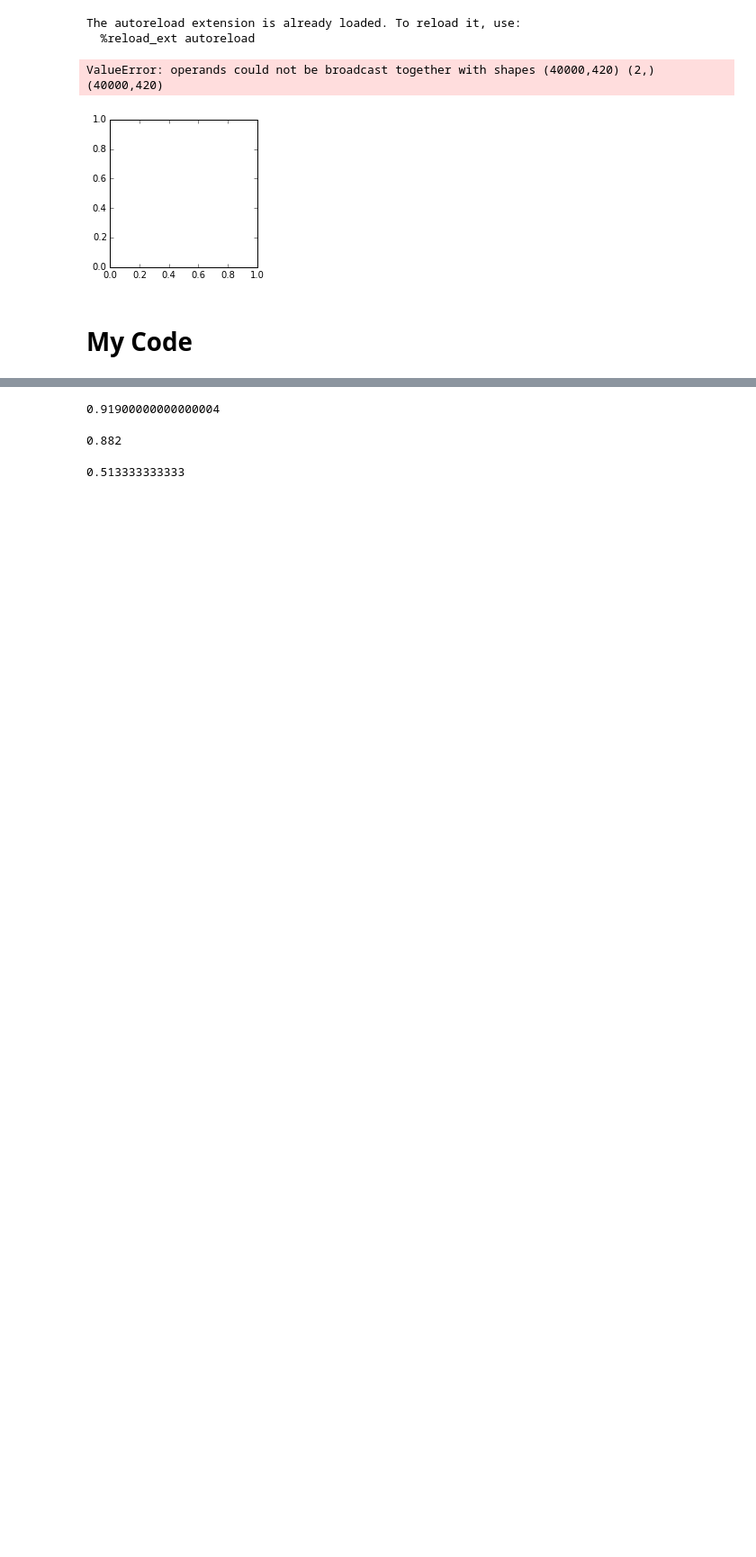
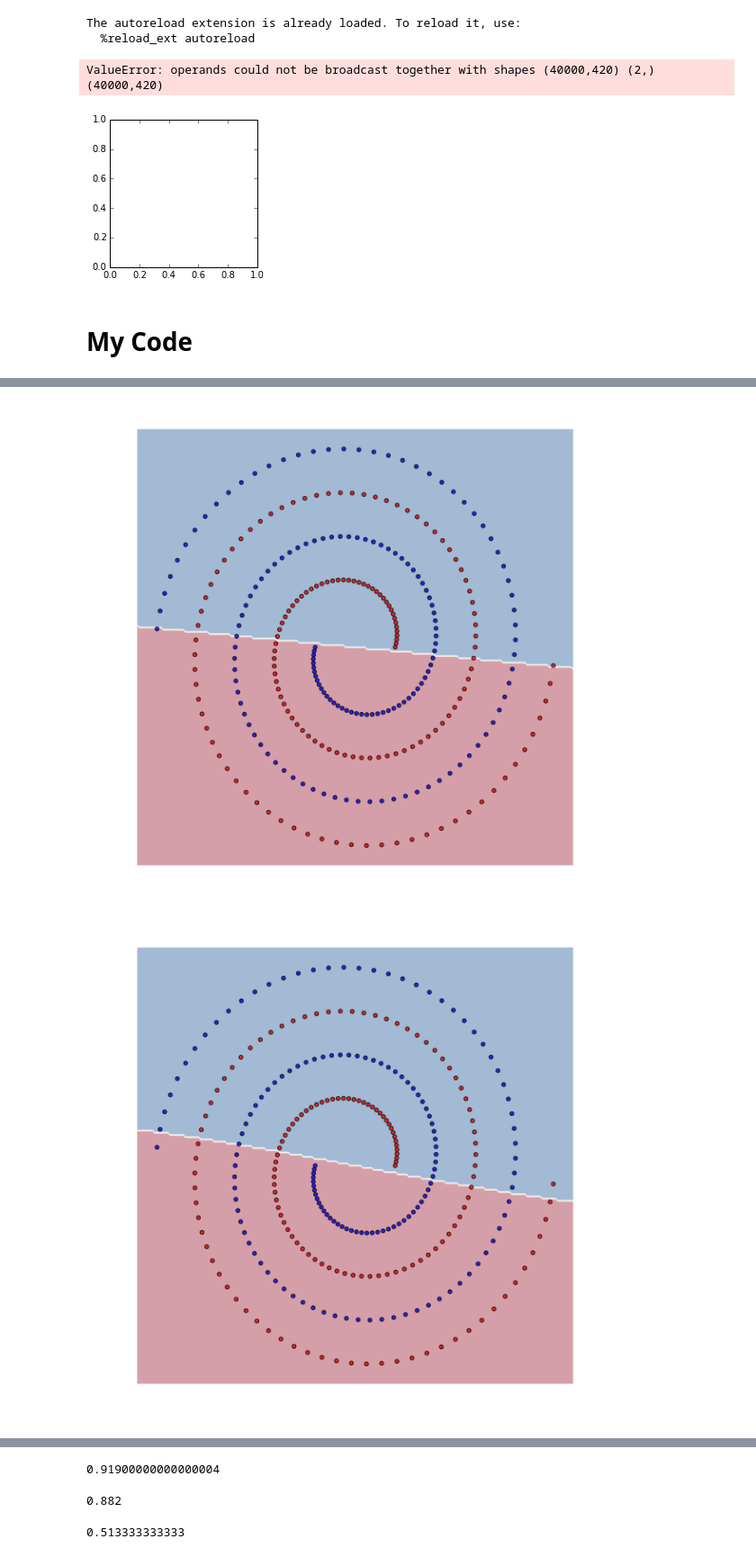
Before and after one commit to kudkudak/r2-learner, a Jupyter notebook: notebooks/plots.ipynb, the cells around one changed output, grey strips where cells are left out. Shown at 90% size. Cells and saved outputs as stored; diff of their text form; code cells hidden in the pictures; blank space fills up the shorter version.

```diff
--- a/notebooks/plots.ipynb
+++ b/notebooks/plots.ipynb
@@ -89,11 +90,6 @@ ValueError: operands could not be broadcast together with shapes (40000,420) (2,
 [figure]
 # %% [markdown]
 # My Code
-# %%
-spirals = fetch_synthetic_datasets().spiral
-moon = fetch_synthetic_datasets().moon
-factor = 100
-depth = 3
 # %%
 def multiply_dim(data, factor=10):
     return np.hstack([data for _ in xrange(factor)])
@@ -178,0 +96,57 @@ for i in xrange(depth):
+# %%
+spirals = fetch_synthetic_datasets().spiral
+factor = 200
+depth = 3
+# %%
+normal_model = R2SVMLearner(seed=674, use_linear_svc=True, depth=3, beta=0.9, fit_c=None, use_prev=False, scale=True,
+                 activation='sigmoid')
+multi_model = R2SVMLearner(seed=674, use_linear_svc=True, depth=3, beta=5., fit_c=None, use_prev=False, scale=True,
+                 activation='sigmoid')
+
+cm_data = ListedColormap(['#FF0000', '#0000FF'])
+cm_cont = plt.cm.RdBu
+
+X = MinMaxScaler((-1,1)).fit_transform(spirals.data)
+multi_X = multiply_dim(X, factor)
+Y = spirals.target
+
+normal_model.fit(X, Y)
+multi_model.fit(multi_X, Y)
+
+N = 200
+x, y = np.linspace(X[:,0].min() - 0.1, X[:,0].max() + 0.1, N),  np.linspace(X[:,1].min() - 0.1, X[:,1].max() + 0.1, N)
+xx, yy = np.meshgrid(x, y)
+
+grid = np.c_[xx.ravel(), yy.ravel()]
+multi_grid = np.hstack([np.c_[xx.ravel(), yy.ravel()] for _ in xrange(factor)])
+
+predictions = normal_model.predict(grid, all_layers=True)
+multi_predictions = multi_model.predict(multi_grid, all_layers=True)
+
+for i, char in enumerate(['a','b','c']):
+    fig = plt.figure(figsize=(10,10))
+
+    ax = fig.add_subplot(111)
+    ax.set_aspect(1)
+
+    ax.contourf(grid[:,0].reshape(N,N), grid[:,1].reshape(N,N),
+               predictions[i].reshape(N,N), cmap=cm_cont, alpha=0.4,  antialiased=True)
+    ax.scatter(X[:,0], X[:,1], c=Y, cmap=cm_data, alpha=0.8)
+    ax.axis('off')
+
+    plt.savefig('spiral_' + char, bbox_inches='tight')
+
+for i, char in enumerate(['d','e','f']):
+    fig = plt.figure(figsize=(10,10))
+    ax = fig.add_subplot(111)
+    ax.set_aspect(1)
+
+    ax.contourf(grid[:,0].reshape(N,N), grid[:,1].reshape(N,N),
+                multi_predictions[i].reshape(N,N), cmap=cm_cont, alpha=0.4,  antialiased=True)
+    ax.scatter(X[:,0], X[:,1], c=Y, cmap=cm_data, alpha=0.8)
+    ax.axis('off')
+
+    plt.savefig('spiral_' + char + '.png', bbox_inches='tight')
+# %% [output]
+[figure, added]
+[figure, added]
```
Also changed, not shown: parts of 17 cells of this notebook, 10 other files.
